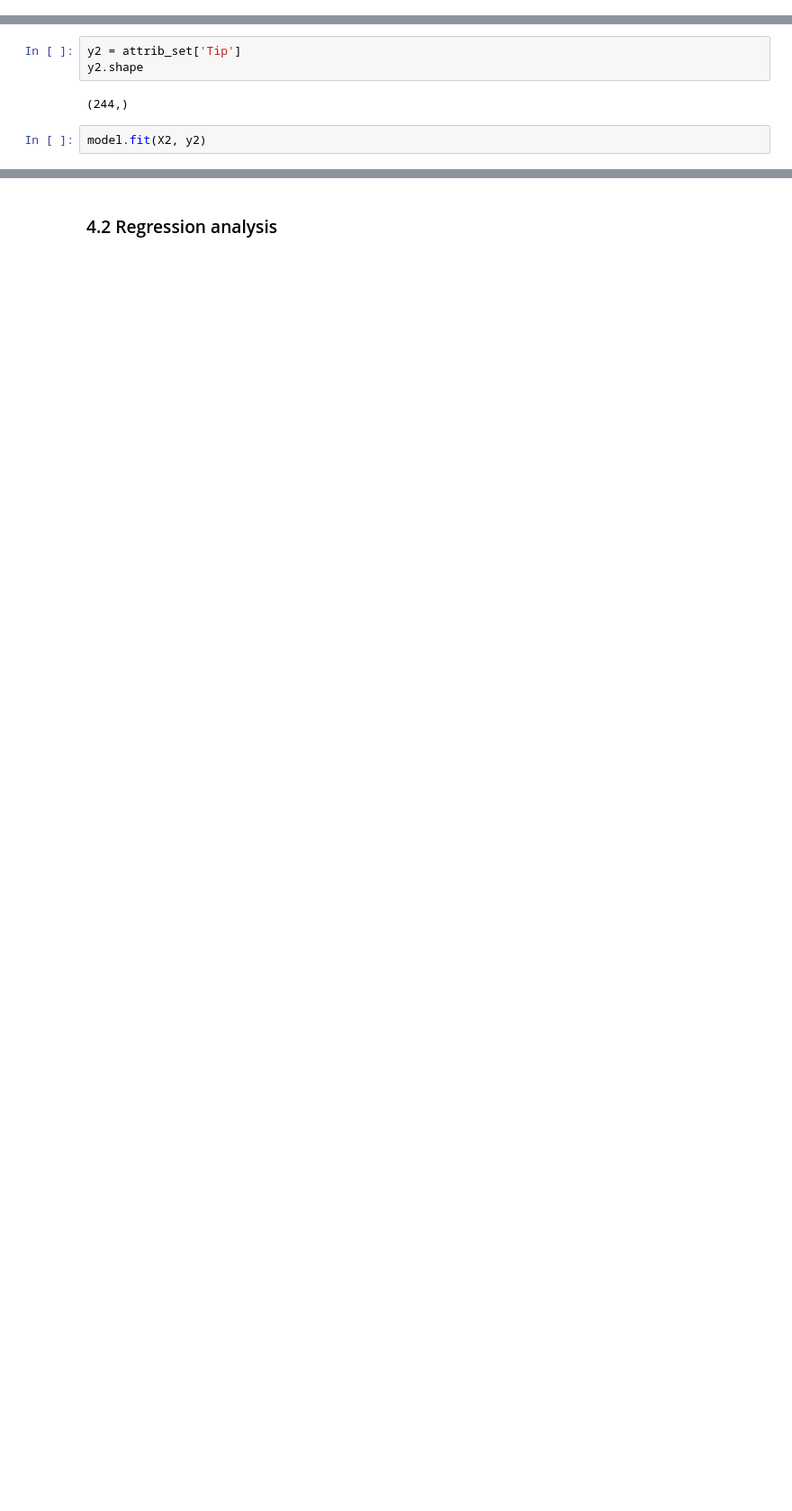
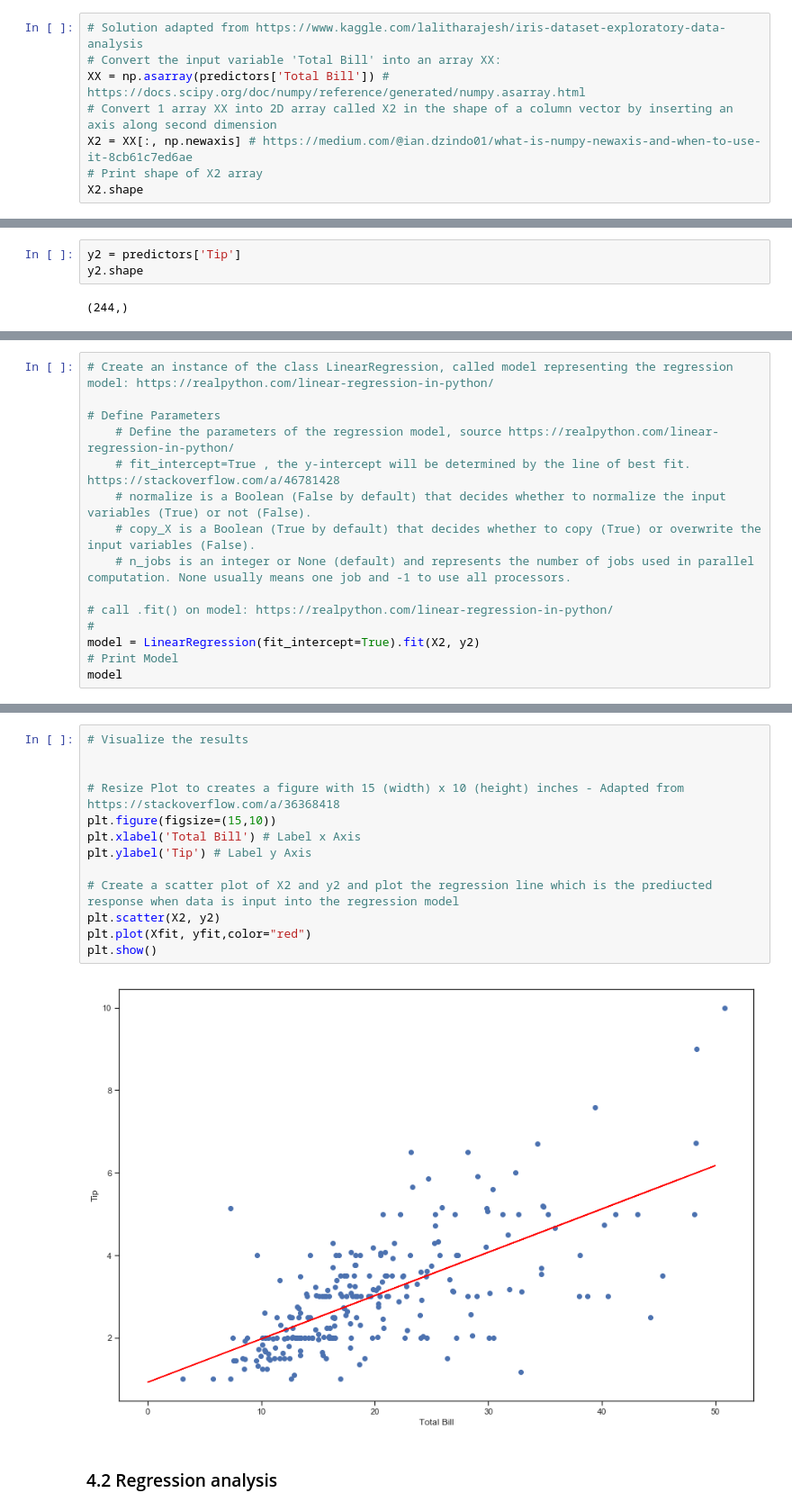
Before and after one commit to pcaulfie/fundamentals-project, a Jupyter notebook: Fundamentals of Data Analysis.ipynb, the cells around one changed output, grey strips where cells are left out. Shown at 90% size. Cells and saved outputs as stored; diff of their text form; blank space fills up the shorter version.

Commit message:
updated Linear Regression section R2 value, added comments and references to code

```diff
--- a/Fundamentals of Data Analysis.ipynb
+++ b/Fundamentals of Data Analysis.ipynb
@@ -580,0 +585,8 @@ X2.shape
+# %%
+# Solution adapted from https://www.kaggle.com/lalitharajesh/iris-dataset-exploratory-data-analysis
+# Convert the input variable 'Total Bill' into an array XX:
+XX = np.asarray(predictors['Total Bill']) # https://docs.scipy.org/doc/numpy/reference/generated/numpy.asarray.html
+# Convert 1 array XX into 2D array called X2 in the shape of a column vector by inserting an axis along second dimension
+X2 = XX[:, np.newaxis] # https://medium.com/@ian.dzindo01/what-is-numpy-newaxis-and-when-to-use-it-8cb61c7ed6ae
+# Print shape of X2 array
+X2.shape
@@ -581,7 +595,5 @@ X2.shape
 # %%
-y2 = attrib_set['Tip']
+y2 = predictors['Tip']
 y2.shape
 # %% [output]
 (244,)
-# %%
-model.fit(X2, y2)
@@ -590,0 +602,15 @@ LinearRegression(copy_X=True, fit_intercept=True, n_jobs=None,
+# %%
+# Create an instance of the class LinearRegression, called model representing the regression model: https://realpython.com/linear-regression-in-python/
+
+# Define Parameters
+    # Define the parameters of the regression model, source https://realpython.com/linear-regression-in-python/
+    # fit_intercept=True , the y-intercept will be determined by the line of best fit. https://stackoverflow.com/a/46781428
+    # normalize is a Boolean (False by default) that decides whether to normalize the input variables (True) or not (False).
+    # copy_X is a Boolean (True by default) that decides whether to copy (True) or overwrite the input variables (False).
+    # n_jobs is an integer or None (default) and represents the number of jobs used in parallel computation. None usually means one job and -1 to use all processors.
+
+# call .fit() on model: https://realpython.com/linear-regression-in-python/
+#
+model = LinearRegression(fit_intercept=True).fit(X2, y2)
+# Print Model
+model
@@ -591,2 +676,17 @@ LinearRegression(copy_X=True, fit_intercept=True, n_jobs=None,
+# %%
+# Visualize the results
+
+
+# Resize Plot to creates a figure with 15 (width) x 10 (height) inches - Adapted from https://stackoverflow.com/a/36368418
+plt.figure(figsize=(15,10))
+plt.xlabel('Total Bill') # Label x Axis
+plt.ylabel('Tip') # Label y Axis
+
+# Create a scatter plot of X2 and y2 and plot the regression line which is the prediucted response when data is input into the regression model
+plt.scatter(X2, y2)
+plt.plot(Xfit, yfit,color="red")
+plt.show()
+# %% [output]
+[figure, added]
 # %% [markdown]
 ### 4.2 Regression analysis <a id='regression'></a>
```
Also changed, not shown: parts of 31 cells of this notebook.
